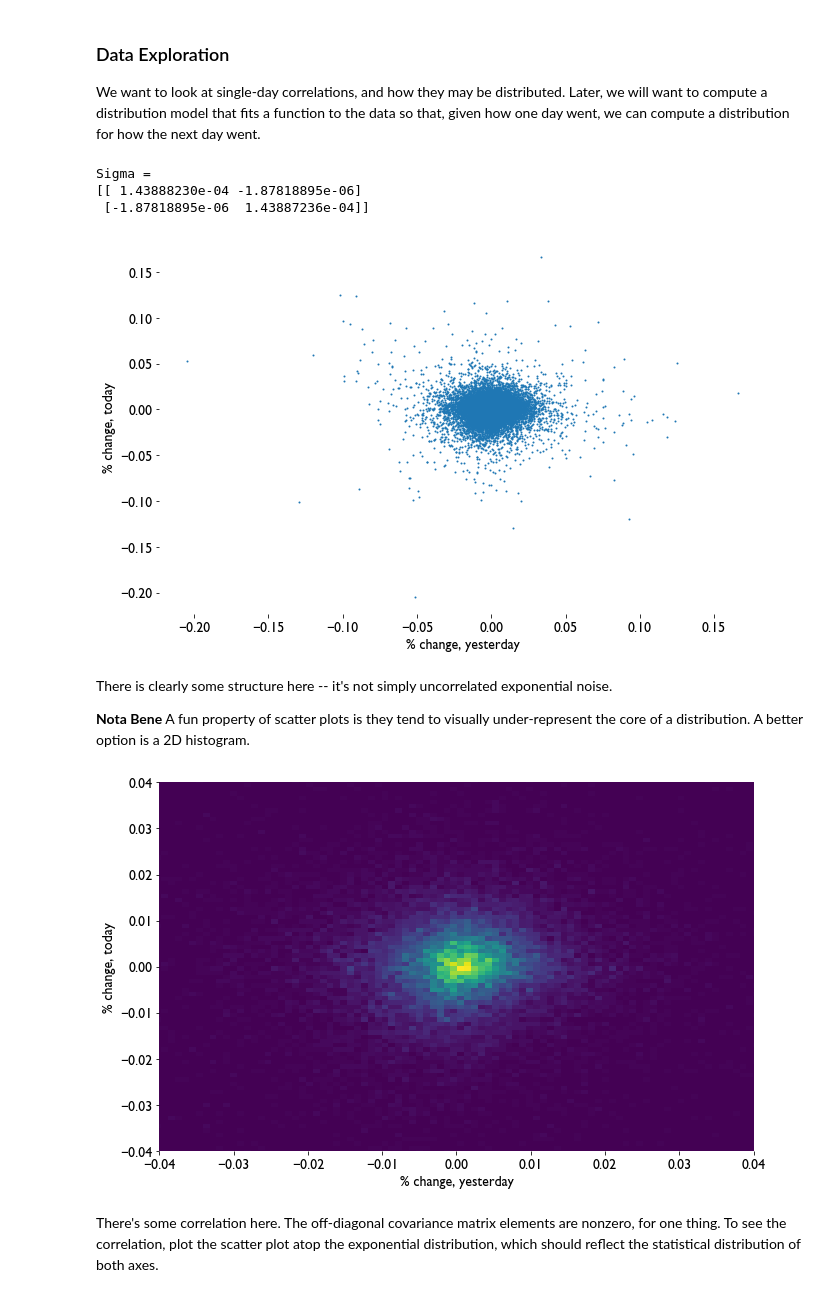
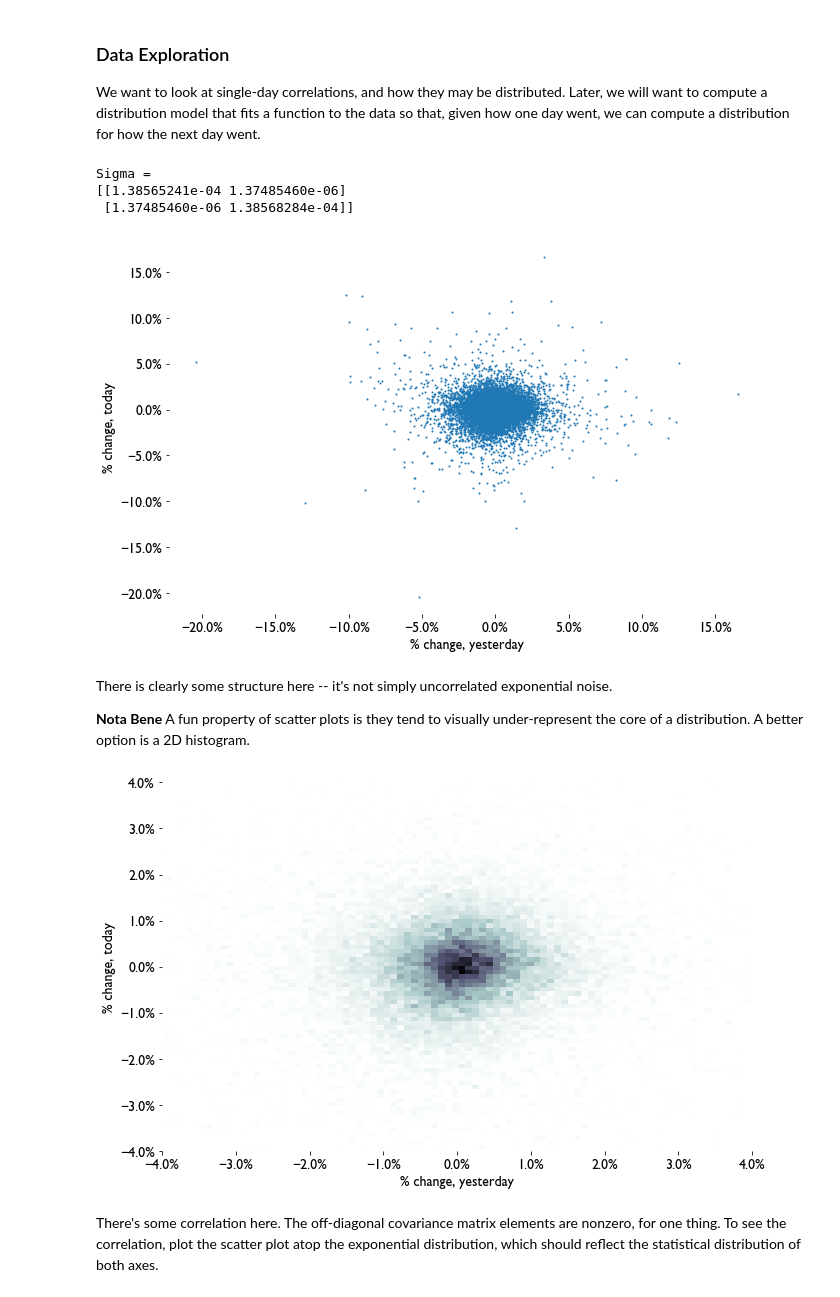
Before and after one commit to sdwebb/sp500_random_walk, a Jupyter notebook: notebooks/sp500_projection_model.ipynb, the cells around one changed output. Saved outputs shown, nothing was run; the diff lists cells and outputs as text; code cells hidden in the pictures.

```diff
--- a/notebooks/sp500_projection_model.ipynb
+++ b/notebooks/sp500_projection_model.ipynb
@@ -333,7 +334,7 @@ To forecast the fluctuations, we need to build a model of the statistics of thos
 To analyze day-to-day variations and predict market variances, it would be useful to see if percent changes from day to day are correlated statistically, and to then develop a statistical model for that. First, we add a Pandas column for the percent change from day to day, and then we will look at temporal correlations.
 # %%
 # compute percent change day to day, and look at some of the data
-sp500_df['PercentChange'] = sp500_df['Close'].pct_change()
+sp500_df['PercentChange'] = sp500_df['Open_norm'].pct_change()
 
 pc_mean = np.mean(sp500_df.PercentChange)
 pc_std = np.std(sp500_df.PercentChange)
@@ -441,8 +457,8 @@ day1 = sp500_df.PercentChange[2:-1]
 print('Sigma = \n{}'.format(np.cov([day0, day1])))
 # %% [output]
 Sigma =
-[[ 1.43888230e-04 -1.87818895e-06]
- [-1.87818895e-06  1.43887236e-04]]
+[[1.38565241e-04 1.37485460e-06]
+ [1.37485460e-06 1.38568284e-04]]
 # %%
 # now, plot a scatter plot of the data
 fig, ax = plt.subplots()
@@ -451,31 +467,37 @@ ax.scatter(day0, day1, s=1)
 ax.set_xlabel('% change, yesterday')
 ax.set_ylabel('% change, today')
 
+ax.xaxis.set_major_formatter(mpl.ticker.PercentFormatter(1))
+ax.yaxis.set_major_formatter(mpl.ticker.PercentFormatter(1))
+
 fig.tight_layout()
 fig.savefig('time_correlation_percent_growth.png', bbox_inches="tight")
 fig.show();
 # %% [output]
-[figure, old version]
+[figure, new version]
 # %% [markdown]
 There is clearly some structure here -- it's not simply uncorrelated exponential noise.
 
 **Nota Bene** A fun property of scatter plots is they tend to visually under-represent the core of a distribution. A better option is a 2D histogram.
 # %%
 fig, ax = plt.subplots()
-ax.hist2d(day0, day1, bins=400)
+ax.hist2d(day0, day1, bins=400, cmap='bone_r')
 
 ax.set_xlabel('% change, yesterday')
 ax.set_ylabel('% change, today')
 
 # there is almost nothing outside this range
 ax.set_xlim([-.04, .04])
 ax.set_ylim([-.04, .04])
 
+ax.xaxis.set_major_formatter(mpl.ticker.PercentFormatter(1))
+ax.yaxis.set_major_formatter(mpl.ticker.PercentFormatter(1))
+
 fig.tight_layout()
-fig.savefig('time_correlation_percent_growth.png', bbox_inches="tight")
+fig.savefig('figs/time_correlation_percent_growth.png', bbox_inches="tight")
 fig.show();
 # %% [output]
-[figure, old version]
+[figure, new version]
 # %% [markdown]
 There's some correlation here. The off-diagonal covariance matrix elements are nonzero, for one thing. To see the correlation, plot the scatter plot atop the exponential distribution, which should reflect the statistical distribution of both axes.
 # %%
```
Also changed, not shown: parts of 20 cells of this notebook.
